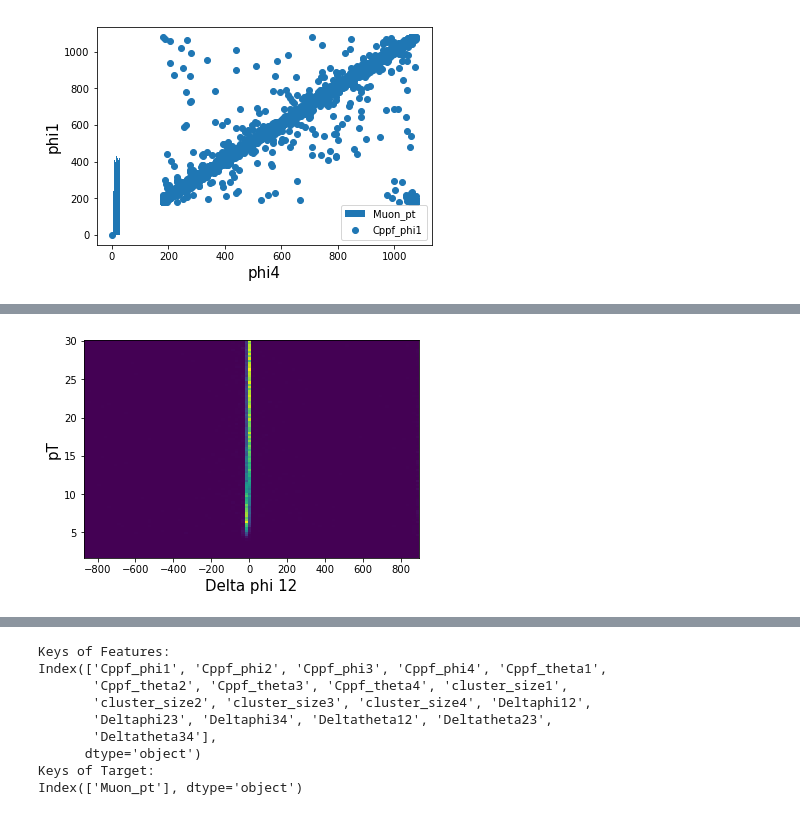
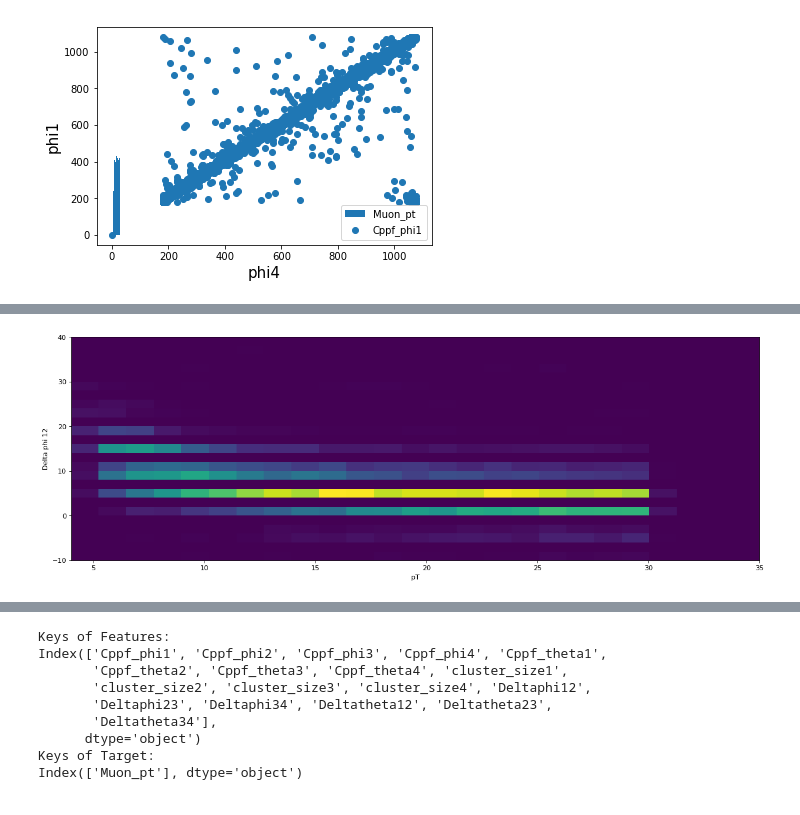
Before and after one commit to camilocarrillo/Machine-Learning, a Jupyter notebook: scikit_learn/BDT_cppf/BDT_training.ipynb, the cells around one changed output, grey strips where cells are left out. Cells and saved outputs as stored; diff of their text form; code cells hidden in the pictures.

Commit message:
several improvements for the plots

```diff
--- a/scikit_learn/BDT_cppf/BDT_training.ipynb
+++ b/scikit_learn/BDT_cppf/BDT_training.ipynb
@@ -8,8 +8,8 @@ import numpy as np
 import matplotlib.pyplot as plt
 from IPython.display import display
 # %%
-features = pd.read_csv("/data/rpc/machine_learning/bdt_training_features_clean.csv")
-target = pd.read_csv("/data/rpc/machine_learning/bdt_training_target_clean.csv")
+features = pd.read_csv("bdt_training_features_clean.csv")
+target = pd.read_csv("bdt_training_target_clean.csv")
 
 plt.scatter(features.Cppf_phi2, features.Cppf_phi1)
 plt.xlabel("phi2", fontsize=15)
@@ -46,9 +51,8 @@ plt.show()
 # %%
-#fig = plt.figure(num=None, figsize=(18,6), dpi=80, facecolor='w', edgecolor='k')
-#fig.add_subplot(111)
-plt.hist2d((features.Cppf_phi2-features.Cppf_phi1),target.Muon_pt,bins=100)
-plt.xlabel("Delta phi 12",fontsize=15)
-plt.ylabel("pT",fontsize=15)
+fig=plt.figure(num=None, figsize=(18,6), dpi=80, facecolor='w', edgecolor='k')
+plt.hist2d((target.Muon_pt),(features.Cppf_phi1-features.Cppf_phi2),bins=(25,25),range=((4,35),(-10,40)))
+plt.xlabel("pT")
+plt.ylabel("Delta phi 12")
 plt.show()
 # %% [output]
-[figure, old version]
+[figure, new version]
```
Also changed, not shown: parts of 3 cells of this notebook, 2 other files.
